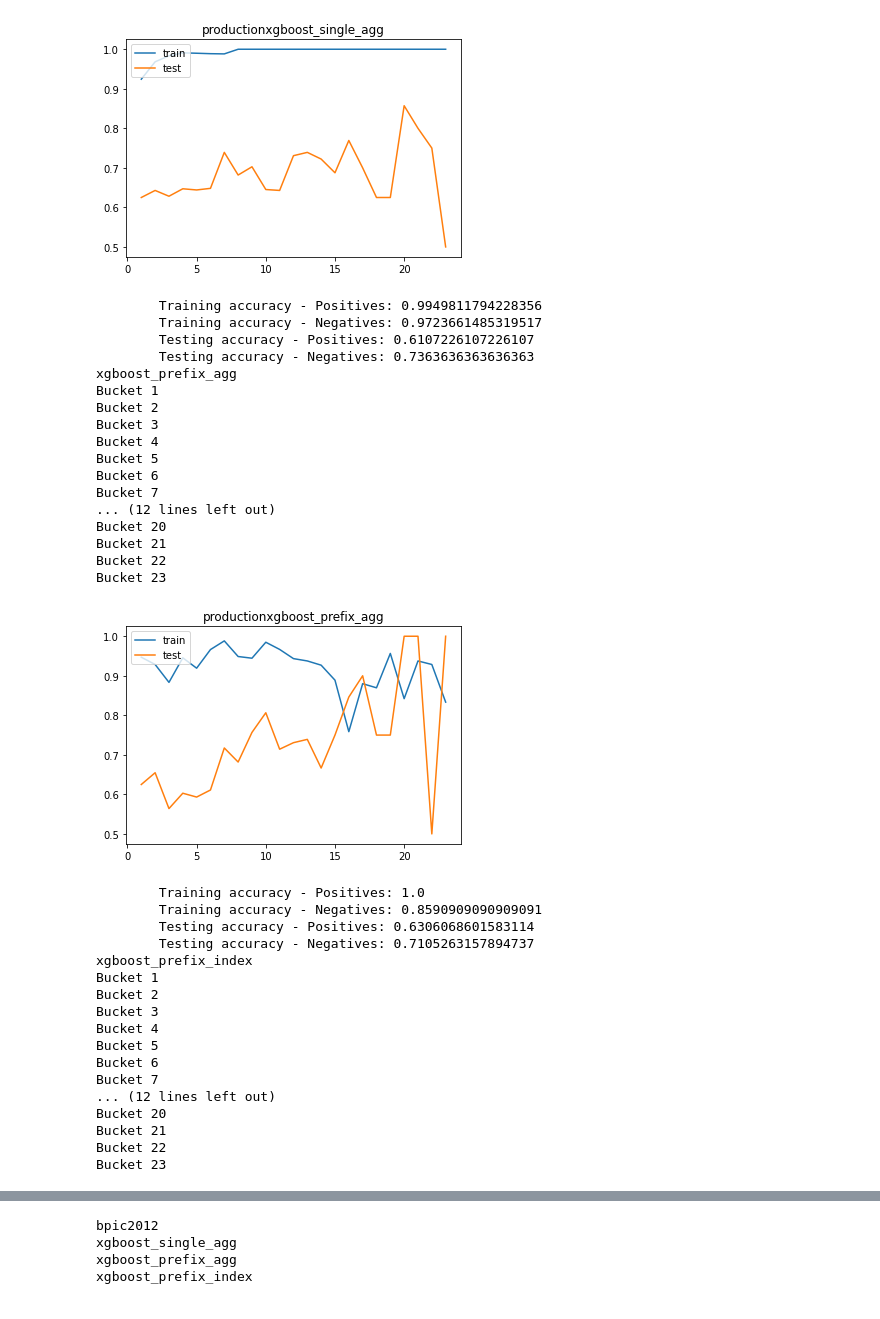
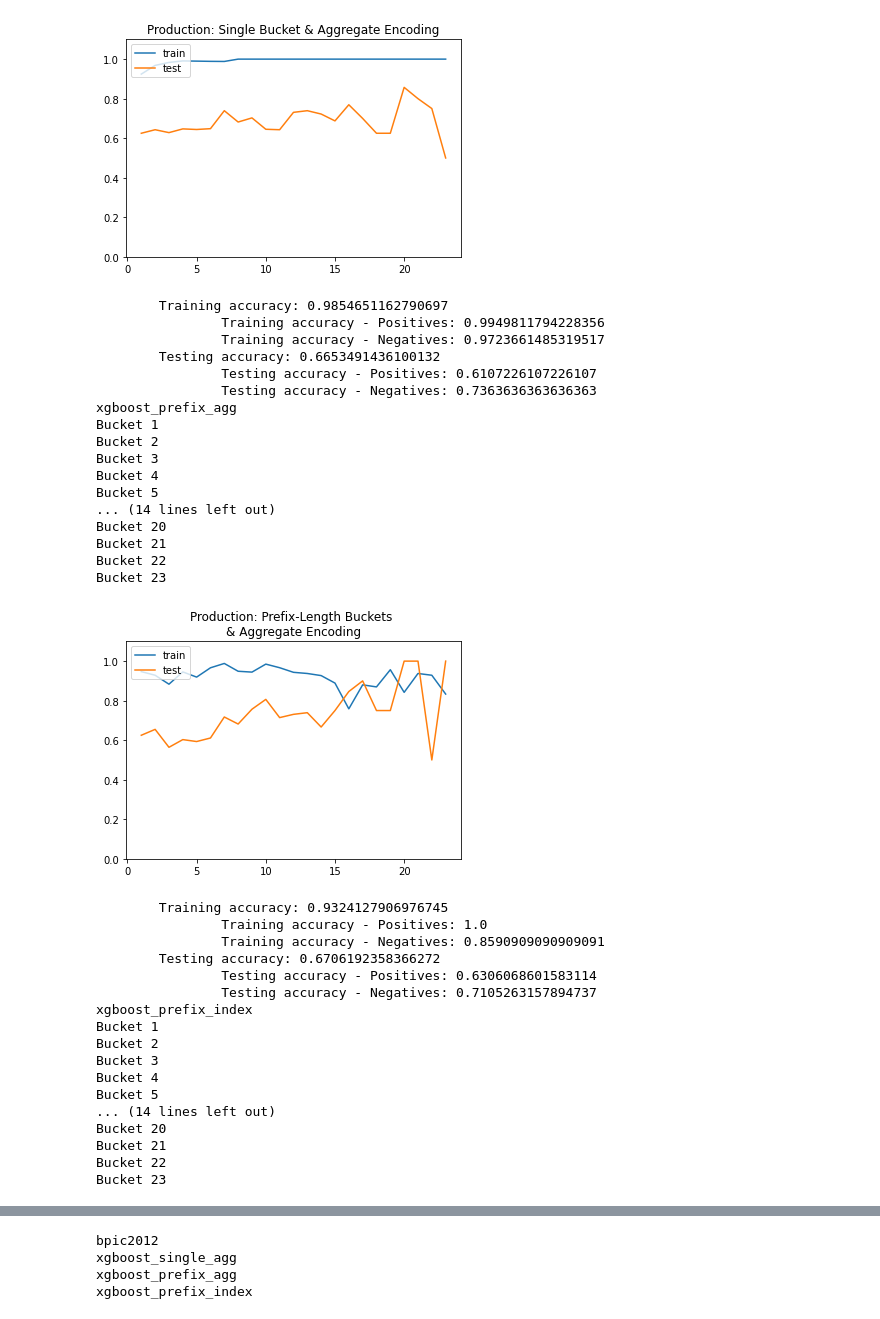
Before and after one commit to Mythreyi-V/PPA_Evaluation, a Jupyter notebook: benchmark_interpretability/PPM_Stability/generate_dataset_stats.ipynb, the cells around one changed output, grey strips where cells are left out. Drawn from its saved outputs; the diff is of its cells as text; code cells hidden in the pictures.

```diff
--- a/benchmark_interpretability/PPM_Stability/generate_dataset_stats.ipynb
+++ b/benchmark_interpretability/PPM_Stability/generate_dataset_stats.ipynb
@@ -160,7 +157,9 @@ Feature Vector Length: (40, 102)
 datasets = ["production", "sepsis_cases", "bpic2012"]
 methods = ["xgboost_single_agg", "xgboost_prefix_agg", "xgboost_prefix_index"]
 dataset_names = {"production":"production", "sepsis_cases":"sepsis_cases_1", "bpic2012":"bpic2012_accepted"}
-
+titles = {"production": "Production: ", "sepsis_cases": "Sepsis Cases: ", "bpic2012": "BPIC2012: ",
+         "xgboost_single_agg": "Single Bucket & Aggregate Encoding", "xgboost_prefix_agg": "Prefix-Length Buckets \n& Aggregate Encoding",
+         "xgboost_prefix_index": "Prefix-Length Buckets \n& Index-Based Encoding"}
 
 for data in datasets:
     print(data)
@@ -275,70 +274,77 @@ for data in datasets:
         plt.plot(lens, train_accs, label = 'train')
         plt.plot(lens, test_accs, label = 'test')
         plt.legend(loc = "upper left")
-        plt.title(data+method)
+        plt.ylim(0,1.1)
+        plt.title(titles[data]+titles[method])
         plt.show()
+
+        train_acc = accuracy_score(train_y_all, train_predictions)
+        print("\tTraining accuracy:", train_acc)
 
         train_pos_idx = [i for i in range(len(train_predictions)) if train_predictions[i] == 1]
         actual = [train_y_all[i] for i in train_pos_idx]
         preds = [train_predictions[i] for i in train_pos_idx]
         train_pos_acc = accuracy_score(actual, preds)
-        print("\tTraining accuracy - Positives:", train_pos_acc)
+        print("\t\tTraining accuracy - Positives:", train_pos_acc)
 
         train_neg_idx = [i for i in range(len(train_predictions)) if train_predictions[i] == 0]
         actual = [train_y_all[i] for i in train_neg_idx]
         preds = [train_predictions[i] for i in train_neg_idx]
         train_neg_acc = accuracy_score(actual, preds)
-        print("\tTraining accuracy - Negatives:", train_neg_acc)
+        print("\t\tTraining accuracy - Negatives:", train_neg_acc)
+
+        test_acc = accuracy_score(test_y_all, test_predictions)
+        print("\tTesting accuracy:", test_acc)
 
         test_pos_idx = [i for i in range(len(test_predictions)) if test_predictions[i] == 1]
         actual = [test_y_all[i] for i in test_pos_idx]
         preds = [test_predictions[i] for i in test_pos_idx]
         test_pos_acc = accuracy_score(actual, preds)
-        print("\tTesting accuracy - Positives:", test_pos_acc)
+        print("\t\tTesting accuracy - Positives:", test_pos_acc)
 
         test_neg_idx = [i for i in range(len(test_predictions)) if test_predictions[i] == 0]
         actual = [test_y_all[i] for i in test_neg_idx]
         preds = [test_predictions[i] for i in test_neg_idx]
         test_neg_acc = accuracy_score(actual, preds)
-        print("\tTesting accuracy - Negatives:", test_neg_acc)
+        print("\t\tTesting accuracy - Negatives:", test_neg_acc)
 
         #break
 # %% [output]
 production
 xgboost_single_agg
 Bucket 1
-[figure, old version]
+[figure, new version]
-        Training accuracy - Positives: 0.9949811794228356
-        Training accuracy - Negatives: 0.9723661485319517
-        Testing accuracy - Positives: 0.6107226107226107
-        Testing accuracy - Negatives: 0.7363636363636363
+        Training accuracy: 0.9854651162790697
+                Training accuracy - Positives: 0.9949811794228356
+                Training accuracy - Negatives: 0.9723661485319517
+        Testing accuracy: 0.6653491436100132
+                Testing accuracy - Positives: 0.6107226107226107
+                Testing accuracy - Negatives: 0.7363636363636363
 xgboost_prefix_agg
 Bucket 1
 Bucket 2
 Bucket 3
 Bucket 4
 Bucket 5
-Bucket 6
-Bucket 7
-... (12 lines left out)
+... (14 lines left out)
 Bucket 20
 Bucket 21
 Bucket 22
 Bucket 23
-[figure, old version]
+[figure, new version]
-        Training accuracy - Positives: 1.0
-        Training accuracy - Negatives: 0.8590909090909091
-        Testing accuracy - Positives: 0.6306068601583114
-        Testing accuracy - Negatives: 0.7105263157894737
+        Training accuracy: 0.9324127906976745
+                Training accuracy - Positives: 1.0
+                Training accuracy - Negatives: 0.8590909090909091
+        Testing accuracy: 0.6706192358366272
+                Testing accuracy - Positives: 0.6306068601583114
+                Testing accuracy - Negatives: 0.7105263157894737
 xgboost_prefix_index
 Bucket 1
 Bucket 2
 Bucket 3
 Bucket 4
 Bucket 5
-Bucket 6
-Bucket 7
-... (12 lines left out)
+... (14 lines left out)
 Bucket 20
 Bucket 21
 Bucket 22
```
Also changed, not shown: parts of 11 cells of this notebook, 9 other files.
